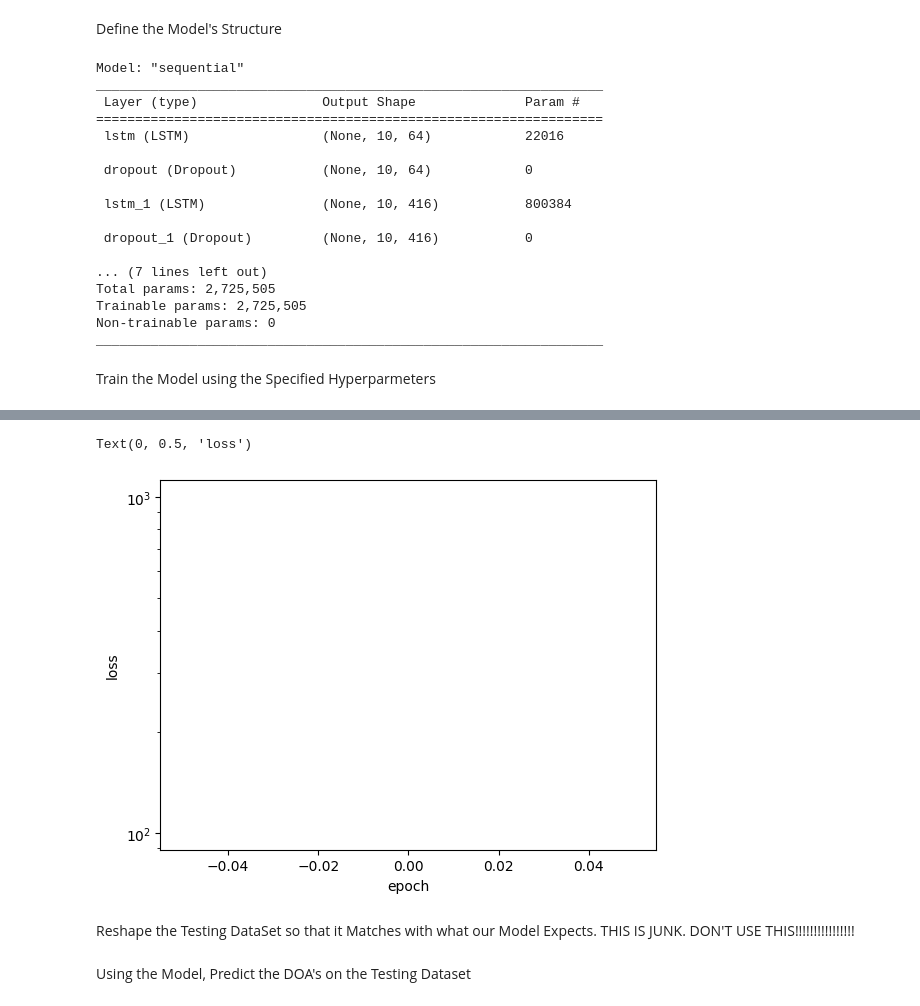
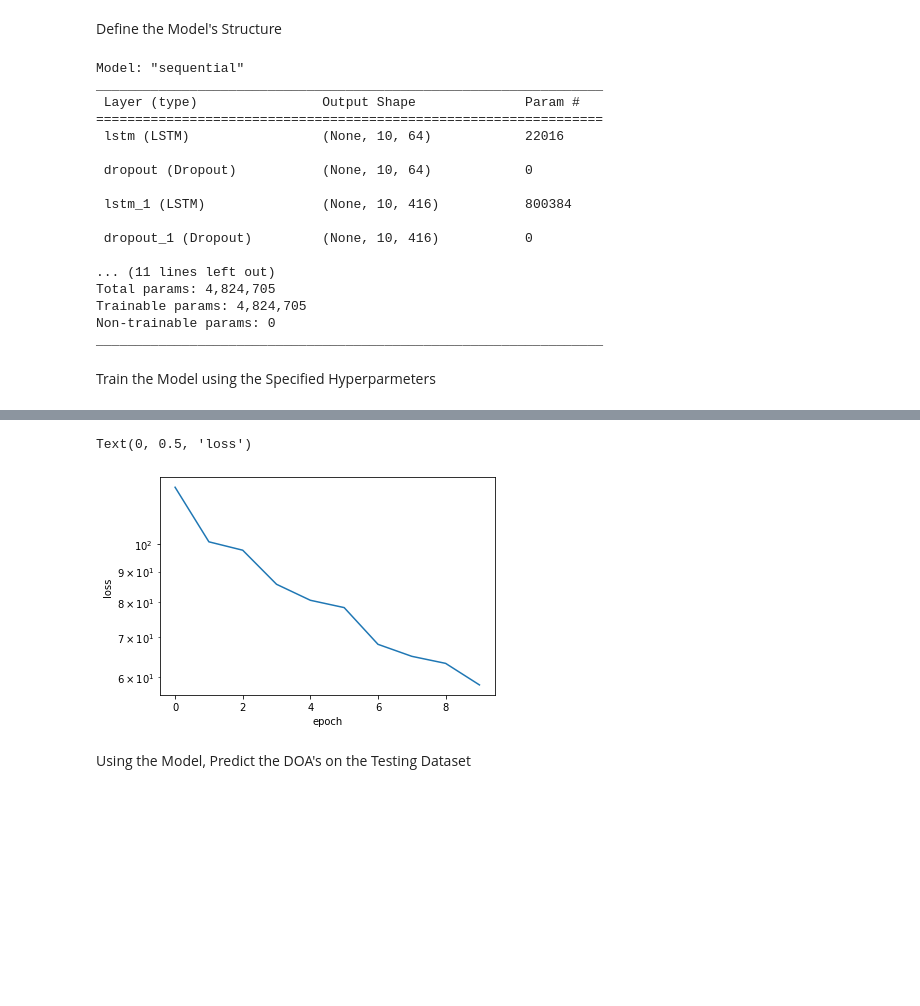
Before and after one commit to mbisbano1/MLDOA_ET, a Jupyter notebook: ML Code/SeniorDesignCode-Daniel.ipynb, the cells around one changed output, grey strips where cells are left out. Saved outputs shown, nothing was run; the diff lists cells and outputs as text; code cells hidden in the pictures; blank space fills up the shorter version.

```diff
--- a/ML Code/SeniorDesignCode-Daniel.ipynb
+++ b/ML Code/SeniorDesignCode-Daniel.ipynb
@@ -228,7 +205,7 @@ targets=y_train_scale # time steps in the data (don't need)
 sequence_length=10 # window length
 sequence_stride=1# period between successive output sequences
 sampling_rate=1 # period between successive individual timesteps     within sequences
-batch_size=1 # number of time series samples in each batch
+batch_size=4297 # number of time series samples in each batch
 shuffle=False #shuffle the data before making the windows
 seed=None # is related to shuffle
 start_index=None # is related to shuffle
@@ -288,10 +250,11 @@ model.add(Dropout(0.2))
 model.add(LSTM(units=416, activation='tanh', return_sequences=True))
 model.add(Dropout(0.2))
 
+model.add(LSTM(units=512, activation='tanh', return_sequences=True))
+model.add(Dropout(0.2))
+
 model.add(LSTM(units=512))
 model.add(Dropout(0.2))
-
-
 #model.add(LSTM(units=320, activation='tanh', return_sequences=True))
 #model.add(Dropout(0.2))
 
@@ -315,24 +278,57 @@ _________________________________________________________________
 
  dropout_1 (Dropout)         (None, 10, 416)           0
 
-... (7 lines left out)
-Total params: 2,725,505
-Trainable params: 2,725,505
+... (11 lines left out)
+Total params: 4,824,705
+Trainable params: 4,824,705
 Non-trainable params: 0
 _________________________________________________________________
 # %% [markdown]
 Train the Model using the Specified Hyperparmeters
+# %%
+# epoch learning rate scheduler for 10 epochs.
+def EpochScheduler10(epoch, lr):
+    if epoch == 0:
+        return 0.01
+    if epoch == 1:
+        return 0.01
+    elif epoch == 2:
+        return 0.01
+    elif epoch == 3:
+        return 0.005
+    elif epoch == 4:
+        return 0.005
+    elif epoch == 5:
+        return 0.005
+    elif epoch == 6:
+        return 0.0025
+    elif epoch == 7:
+        return 0.0025
+    elif epoch == 8:
+        return 0.0025
+    elif epoch == 9:
+        return 0.001
+    elif epoch == 10:
+        return 0.001
+    elif epoch == 11:
+        return 0.001
+    else:
+        return 0.001
 # %%
 #Now it is time to train the model
-opt=tf.keras.optimizers.Adam(learning_rate=0.001)#,decay=1e-5)
+#opt=tf.keras.optimizers.Adam(learning_rate=0.01)#,decay=1e-5)
+opt = tf.keras.optimizers.Adam()
 model.compile(loss='mse', optimizer=opt)
 
 # Allow for early stopping so that the model does not overfit the training dataset
 es= EarlyStopping(monitor='loss', mode='min',verbose=1,patience=10)
 
+# change learning rates per epoch
+lrCallback = tf.keras.callbacks.LearningRateScheduler(EpochScheduler10)
+
 t0=time.time()
 #history= model.fit(inputs,steps_per_epoch=4000,epochs=200,verbose=1, callbacks=[es])
-history= model.fit(inputs)
+history= model.fit(inputs, epochs=10, callbacks=[lrCallback])
 t1=time.time()
 print("The total run time to train was %.2f seconds"%(t1-t0))
 
@@ -346,4 +357,2 @@ The total run time to train was 627.12 seconds
 Text(0, 0.5, 'loss')
-[figure, old version]
+[figure, new version]
-# %% [markdown]
-Reshape the Testing DataSet so that it Matches with what our Model Expects. THIS IS JUNK. DON'T USE THIS!!!!!!!!!!!!!!!!
```
Also changed, not shown: parts of 32 cells of this notebook, 21 other files.
